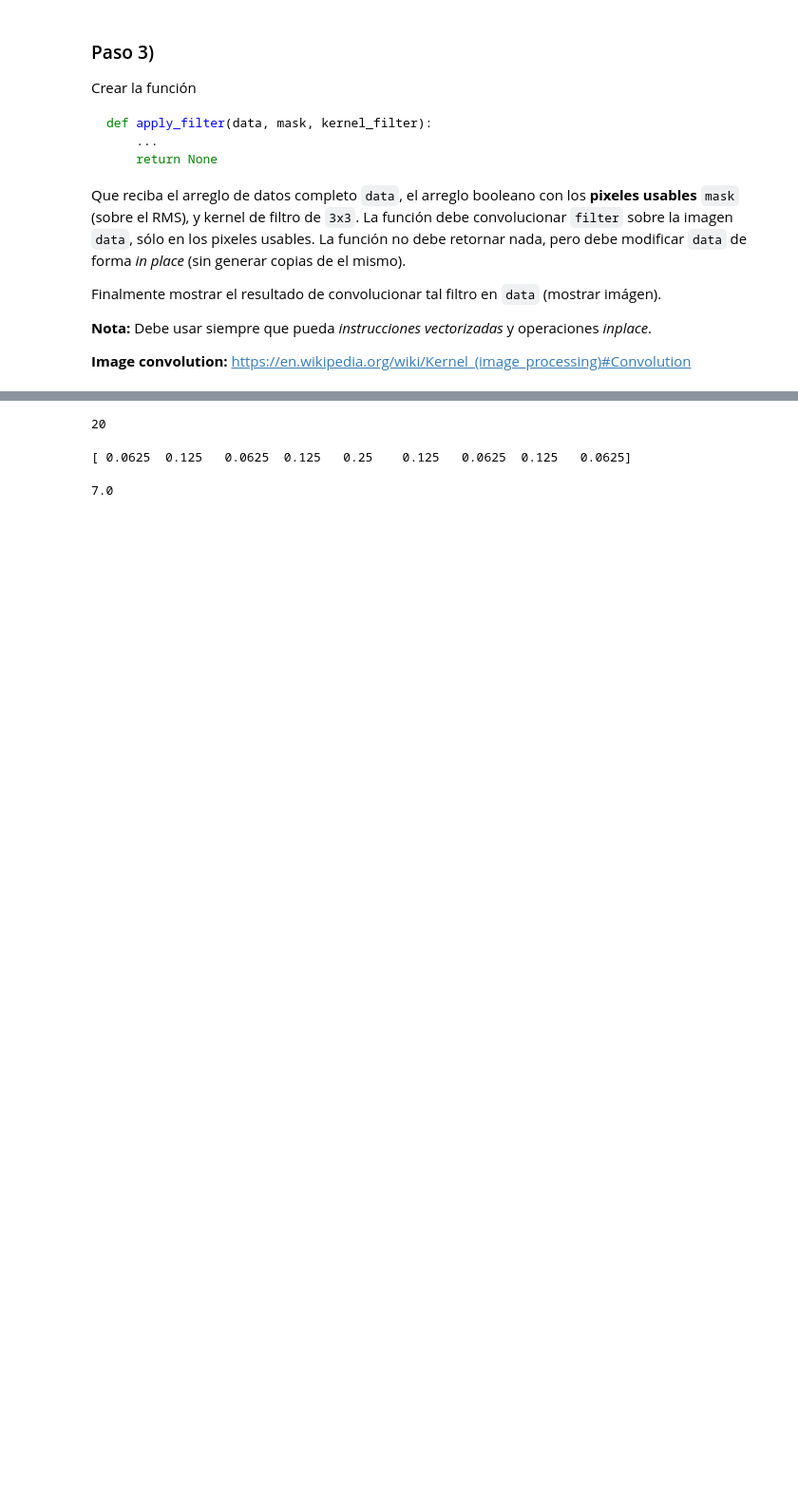
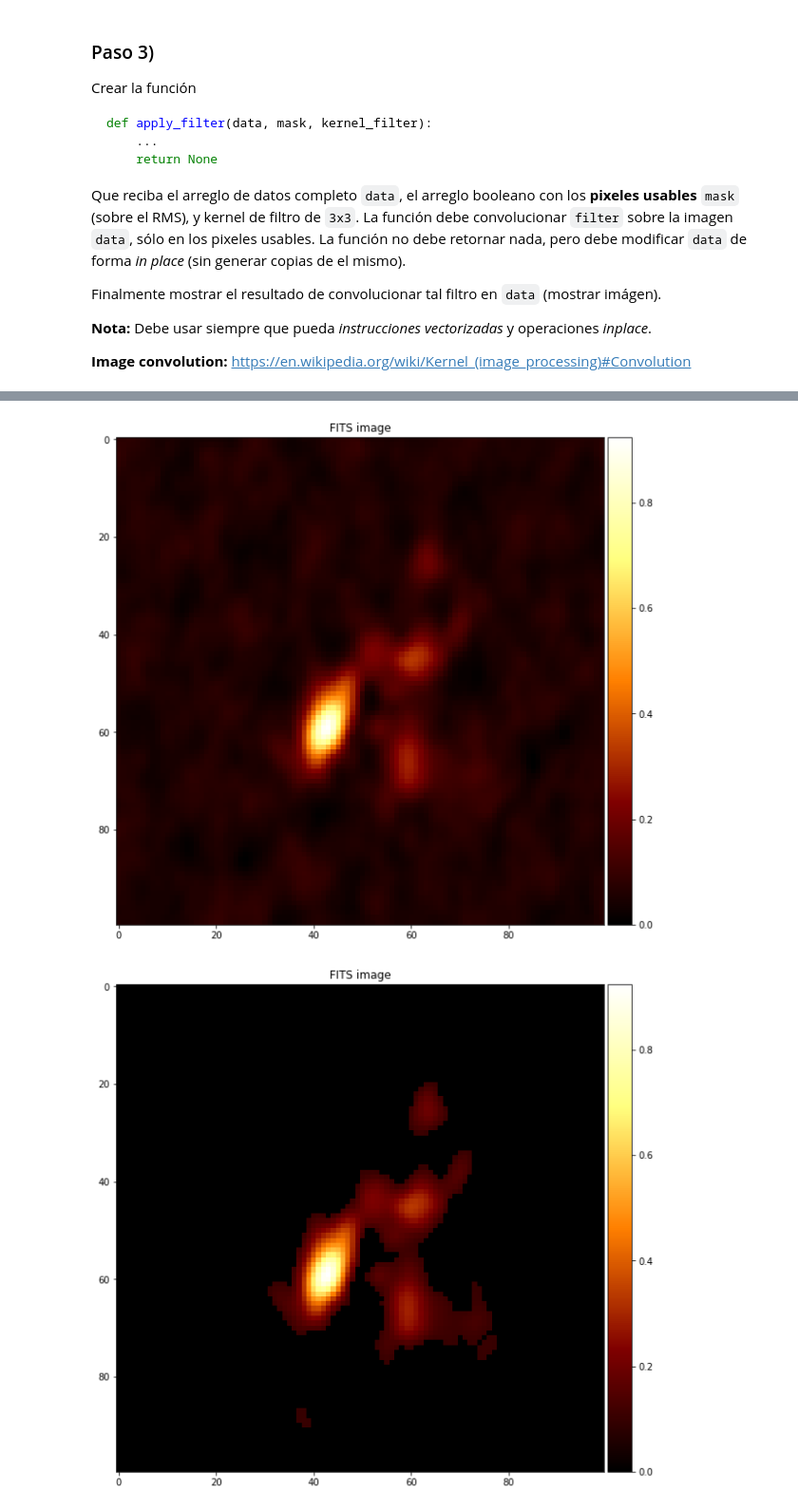
Before and after one commit to sborquez/programacion_cientifica, a Jupyter notebook: actividad2/actividad2.ipynb, the cells around one changed output, grey strips where cells are left out. Shown at 95% size. Saved outputs shown, nothing was run; the diff lists cells and outputs as text; code cells hidden in the pictures; blank space fills up the shorter version.

```diff
--- a/actividad2/actividad2.ipynb
+++ b/actividad2/actividad2.ipynb
@@ -31,8 +37,9 @@ def RMS(data):
 
 Genere otro arreglo donde los pixeles con intensidades por debajo del `RMS` son considerados como _no usables_ (con valor `=0`).  Mostrar tal imagen resultante.
 # %%
-new = np.where(data > RMS(data), data, 0)
-image_plot(new)
+mask = data >= RMS(data)
+data2 = data*mask
+image_plot(data2)
 # %% [output]
 [figure]
 # %% [markdown]
@@ -62,5 +63,0 @@ def id(x):
-# %%
-def apply_filter(data, mask, kernel_filter):
-    kernel_filter.ravel()[::-1]
-
-image_plot(apply_filter(data > RMS(data), , kernel_filter))
@@ -69,20 +63,0 @@ SyntaxError: invalid syntax (<ipython-input-114-6d788156f426>, line 4)
-# %%
-a=np.array([1,2,3,4])
-print(np.dot(a[::-1],a))
-# %% [output]
-20
-# %%
-b=np.array([[ 1, 2, 3, 4],
-            [ 5, 6, 7, 8],
-            [ 9,10,11,12],
-            [13,14,15,16]])
-
-m=np.array([[ 0, 0, 0, 0],
-            [ 0, 0, 1, 0],
-            [ 0, 1, 0, 0],
-            [ 0, 0, 0, 0]])
-print(kernel_filter.ravel()[::-1])
-np.dot(b[0:3,1:4].ravel(), kernel_filter.ravel()[::-1])
-# %% [output]
-[ 0.0625  0.125   0.0625  0.125   0.25    0.125   0.0625  0.125   0.0625]
-7.0
@@ -90,0 +64,16 @@ c = np.array([])
+# %%
+def apply_filter(data, mask, kernel_filter):
+    indices = np.where(mask)
+    convolucion = np.zeros(mask.shape)
+    for i in range(indices[0].size):
+        fila, columna = indices[0][i], indices[1][i]
+        convolucion[fila,columna] = np.dot(data[fila-1:fila+2, columna-1:columna+2].ravel(),
+                                            kernel_filter.ravel()[::-1])
+    data *= ~mask
+    data += convolucion
+apply_filter(data, data > RMS(data), kernel_filter)
+image_plot(data)
+image_plot(data*mask)
+# %% [output]
+[figure, added]
+[figure, added]
```
Also changed, not shown: parts of 5 cells of this notebook.
